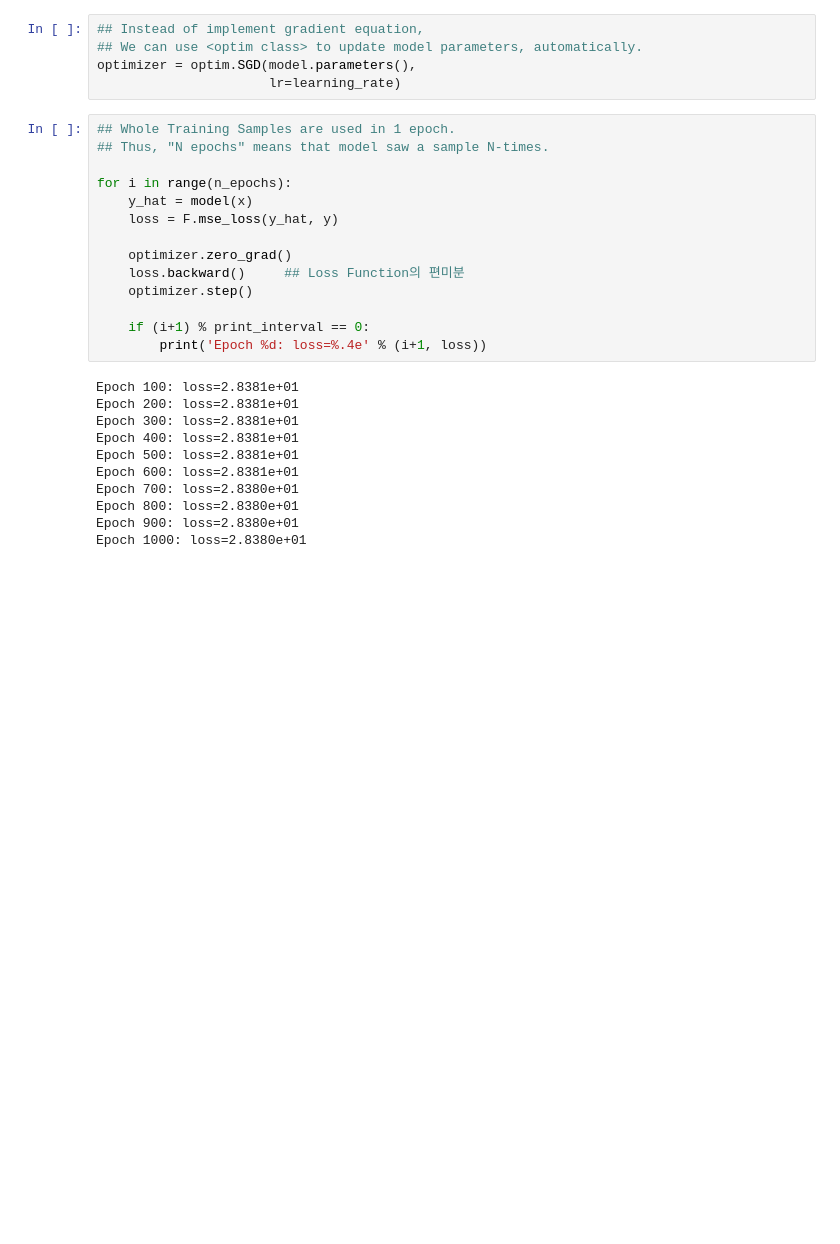
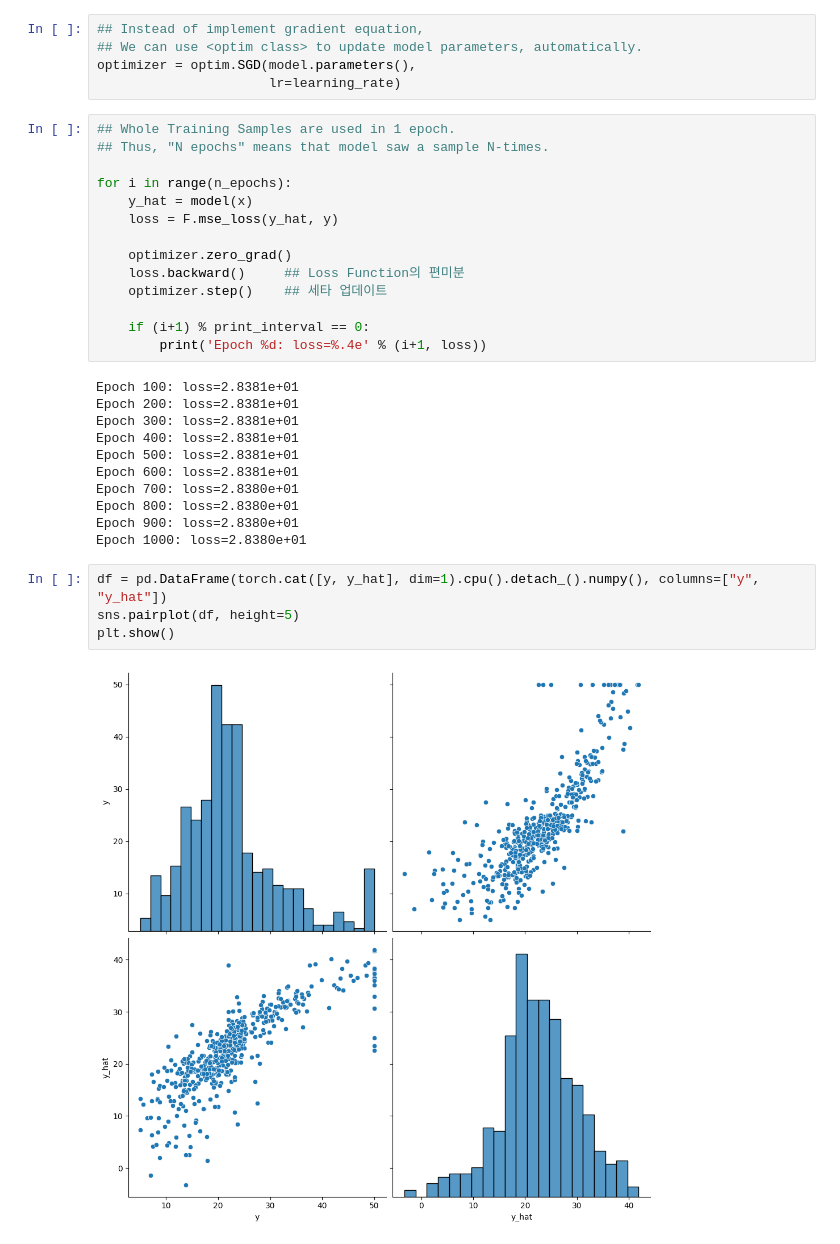
Before and after one commit to dhkang8828/ML-AI_Study, a Jupyter notebook: Lecture_Pythorch/Part8_LinearRegression/Chap08_01_LinearRegression.ipynb, the cells around one changed output. Saved outputs shown, nothing was run; the diff lists cells and outputs as text; blank space fills up the shorter version.

```diff
--- a/Lecture_Pythorch/Part8_LinearRegression/Chap08_01_LinearRegression.ipynb
+++ b/Lecture_Pythorch/Part8_LinearRegression/Chap08_01_LinearRegression.ipynb
@@ -115,7 +115,7 @@ for i in range(n_epochs):
 
     optimizer.zero_grad()
     loss.backward()     ## Loss Function의 편미분
-    optimizer.step()
+    optimizer.step()    ## 세타 업데이트
 
     if (i+1) % print_interval == 0:
         print('Epoch %d: loss=%.4e' % (i+1, loss))
@@ -130,3 +130,9 @@ Epoch 700: loss=2.8380e+01
 Epoch 800: loss=2.8380e+01
 Epoch 900: loss=2.8380e+01
 Epoch 1000: loss=2.8380e+01
+# %%
+df = pd.DataFrame(torch.cat([y, y_hat], dim=1).cpu().detach_().numpy(), columns=["y", "y_hat"])
+sns.pairplot(df, height=5)
+plt.show()
+# %% [output]
+[figure, added]
```
Also changed, not shown: parts of 1 cell of this notebook, 3 other files.
